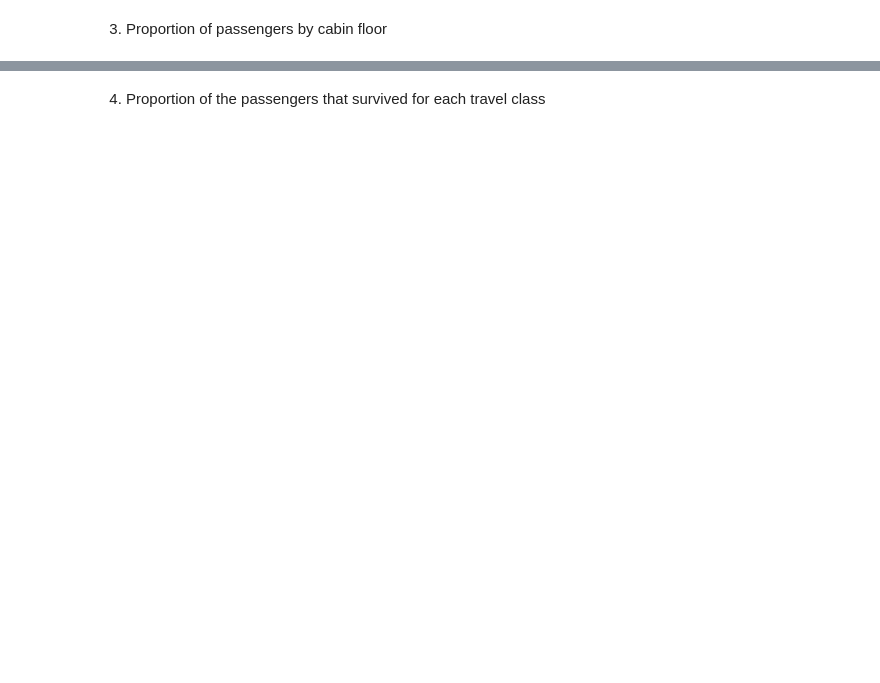
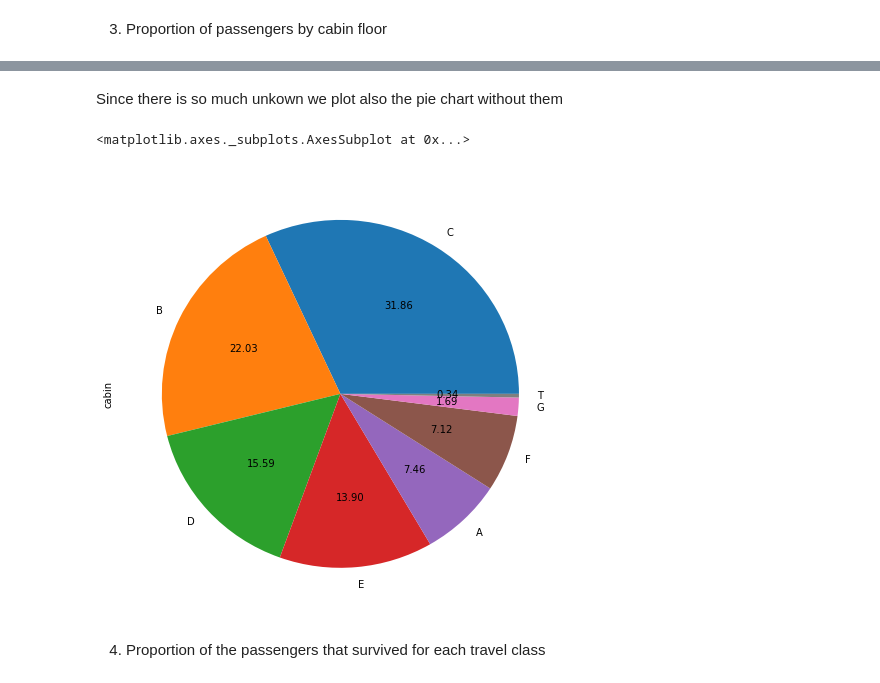
Before and after one commit to darioAnongba/EPFL-ADA, a Jupyter notebook: Labs/01 - Pandas and Data Wrangling/Homework 1.ipynb, the cells around one changed output, grey strips where cells are left out. Cells and saved outputs as stored; diff of their text form; code cells hidden in the pictures; blank space fills up the shorter version.

```diff
--- a/Labs/01 - Pandas and Data Wrangling/Homework 1.ipynb
+++ b/Labs/01 - Pandas and Data Wrangling/Homework 1.ipynb
@@ -342,6 +404,12 @@ hist_age = titanic['age'].plot.hist(bins=10)
+# %% [markdown]
+Since there is so much unkown we plot also the pie chart without them
 # %%
-cabin_plot = titanic['cabin'].astype(str).apply(lambda x : x[0]).apply(lambda x : {'n':'unkown'}.get(x,x)).copy()
+# Same values but without the unkown
+cabin_plot = titanic['cabin'].dropna().astype(str).apply(lambda x : x[0]).copy()
 cabin_plot.value_counts().plot.pie(autopct='%.2f',figsize=(8, 8))
+# %% [output]
+<matplotlib.axes._subplots.AxesSubplot at 0x...>
+[figure, added]
 # %% [markdown]
 4) Proportion of the passengers that survived for each travel class
 # %%
```
Also changed, not shown: parts of 33 cells of this notebook.
